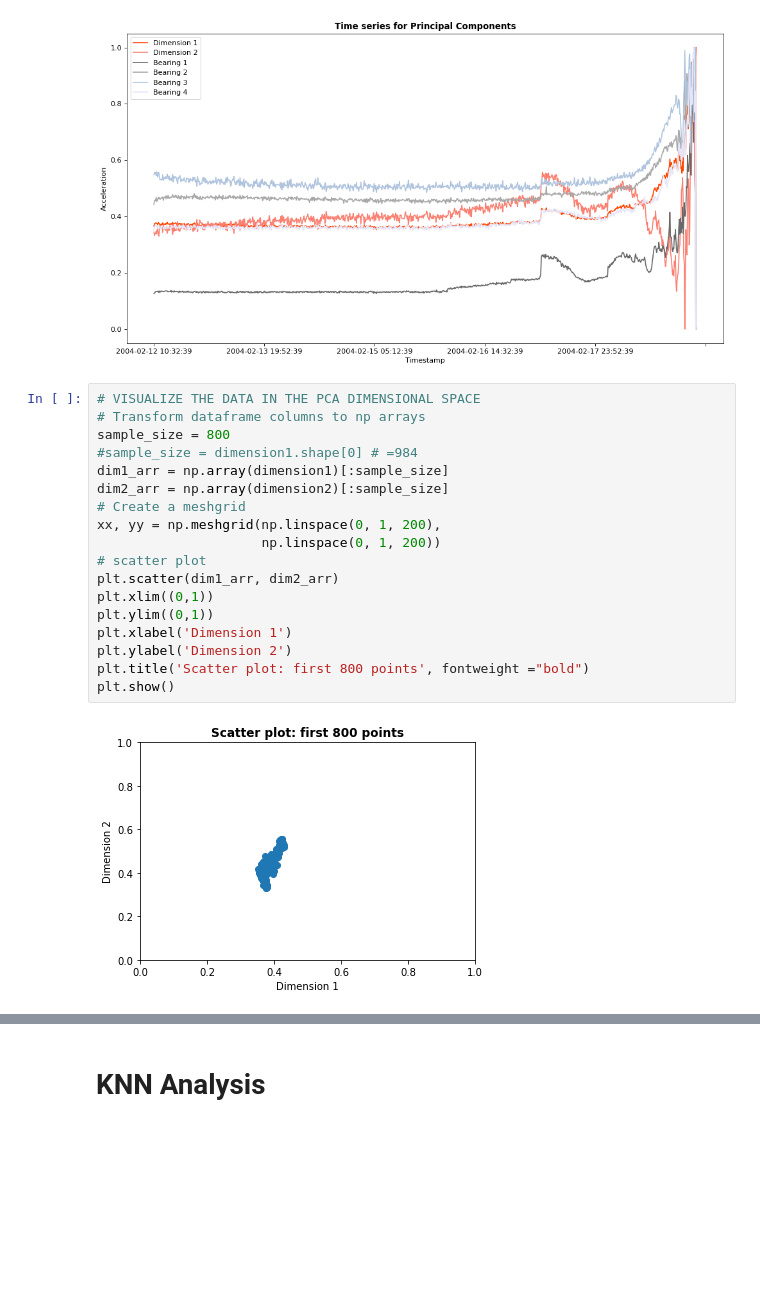
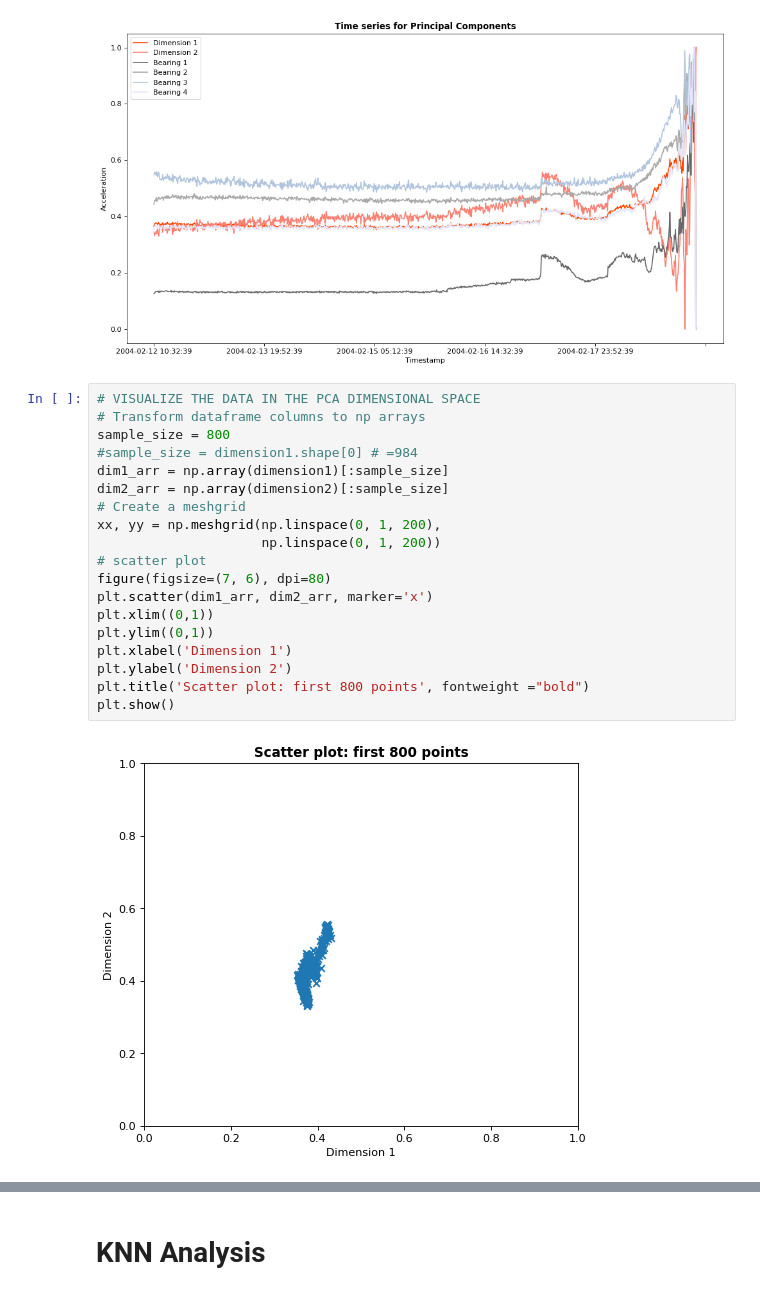
Before and after one commit to therobotacademy/kaggle-anomaly-detection, a Jupyter notebook: data/NASAbearingDataset-pyodKNN.ipynb, the cells around one changed output, grey strips where cells are left out. Saved outputs shown, nothing was run; the diff lists cells and outputs as text; blank space fills up the shorter version.

Commit message:
NASAbearingDataset-pyodKNN.ipynb: increment size of scatter plots

```diff
--- a/data/NASAbearingDataset-pyodKNN.ipynb
+++ b/data/NASAbearingDataset-pyodKNN.ipynb
@@ -177,23 +177,24 @@ plt.show()
 # %%
 # VISUALIZE THE DATA IN THE PCA DIMENSIONAL SPACE
 # Transform dataframe columns to np arrays
 sample_size = 800
 #sample_size = dimension1.shape[0] # =984
 dim1_arr = np.array(dimension1)[:sample_size]
 dim2_arr = np.array(dimension2)[:sample_size]
 # Create a meshgrid
 xx, yy = np.meshgrid(np.linspace(0, 1, 200),
                      np.linspace(0, 1, 200))
 # scatter plot
-plt.scatter(dim1_arr, dim2_arr)
+figure(figsize=(7, 6), dpi=80)
+plt.scatter(dim1_arr, dim2_arr, marker='x')
 plt.xlim((0,1))
 plt.ylim((0,1))
 plt.xlabel('Dimension 1')
 plt.ylabel('Dimension 2')
 plt.title('Scatter plot: first 800 points', fontweight ="bold")
 plt.show()
 # %% [output]
-[figure, old version]
+[figure, new version]
 # %%
 # Look at how the points are spreading in the index range 800-900
 sample_size = 900
```
Also changed, not shown: parts of 2 cells of this notebook.
